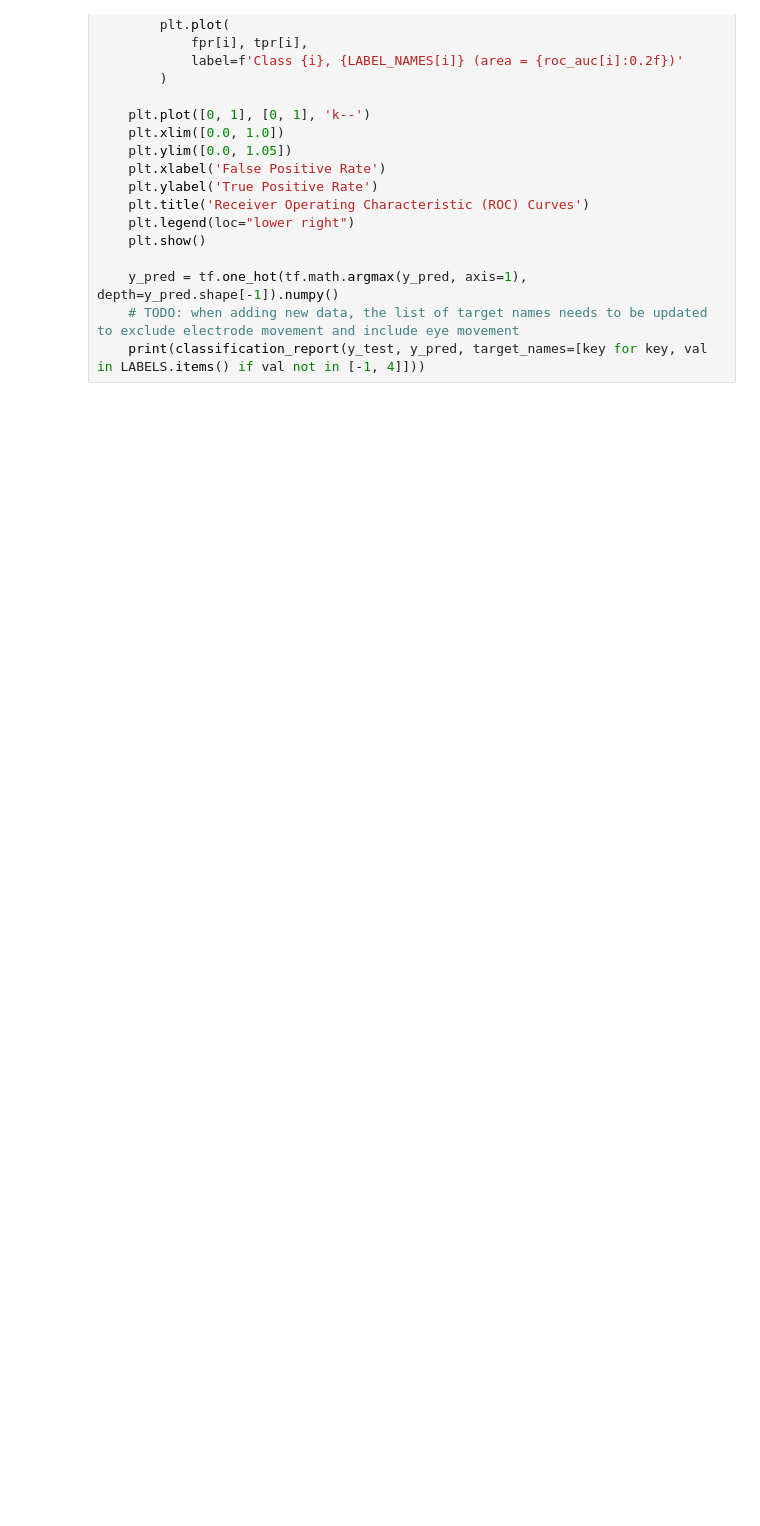
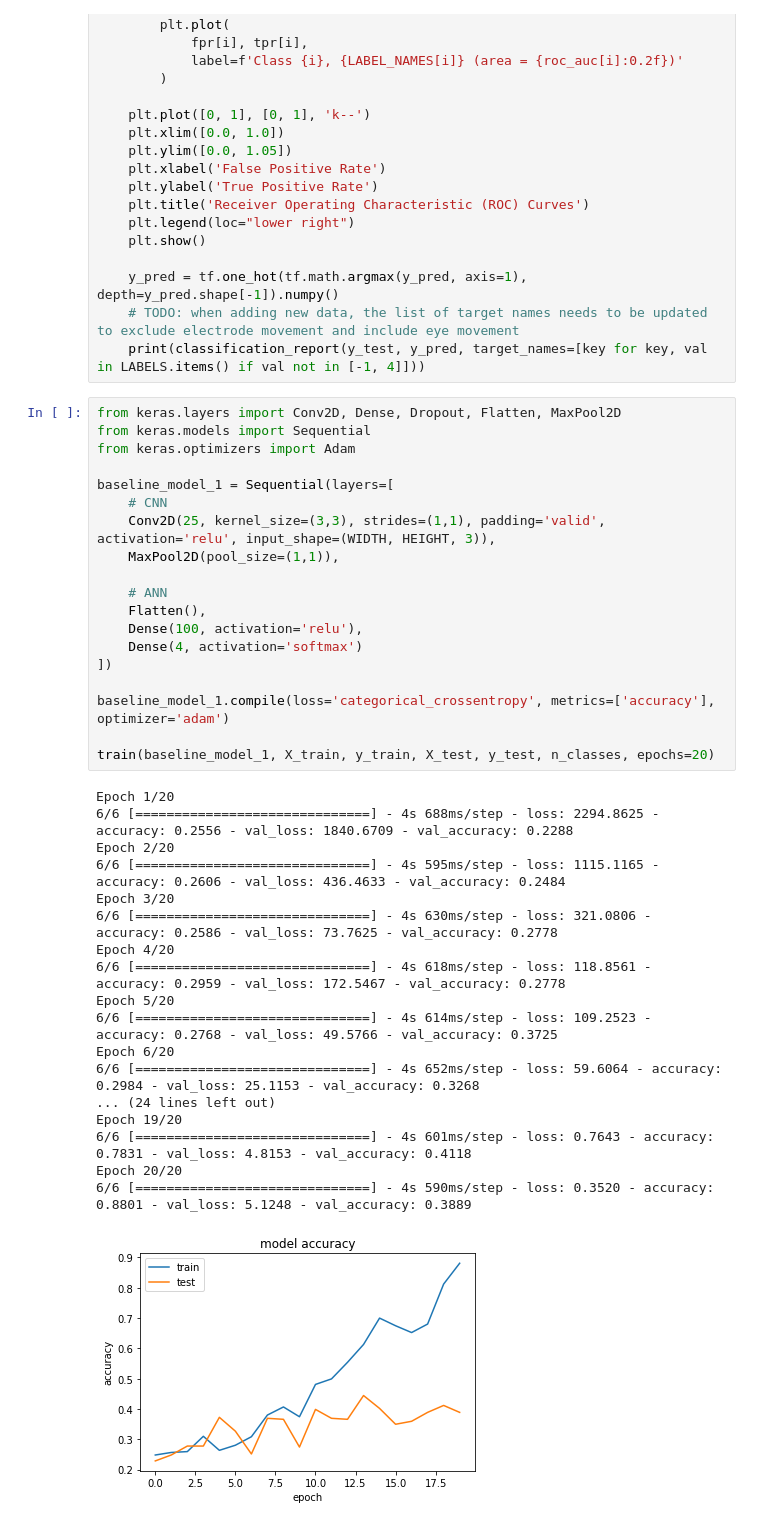
Before and after one commit to ChrisDryden/ECE496, a Jupyter notebook: capstone_project_EEG_detection.ipynb, the cells around one changed output. Drawn from its saved outputs; the diff is of its cells as text; blank space fills up the shorter version.

```diff
--- a/capstone_project_EEG_detection.ipynb
+++ b/capstone_project_EEG_detection.ipynb
@@ -952,3 +952,41 @@ def train(model, X_train, y_train, X_test, y_test, n_classes, batch_size=128, ep
     y_pred = tf.one_hot(tf.math.argmax(y_pred, axis=1), depth=y_pred.shape[-1]).numpy()
     # TODO: when adding new data, the list of target names needs to be updated to exclude electrode movement and include eye movement
     print(classification_report(y_test, y_pred, target_names=[key for key, val in LABELS.items() if val not in [-1, 4]]))
+# %%
+from keras.layers import Conv2D, Dense, Dropout, Flatten, MaxPool2D
+from keras.models import Sequential
+from keras.optimizers import Adam
+
+baseline_model_1 = Sequential(layers=[
+    # CNN
+    Conv2D(25, kernel_size=(3,3), strides=(1,1), padding='valid', activation='relu', input_shape=(WIDTH, HEIGHT, 3)),
+    MaxPool2D(pool_size=(1,1)),
+
+    # ANN
+    Flatten(),
+    Dense(100, activation='relu'),
+    Dense(4, activation='softmax')
+])
+
+baseline_model_1.compile(loss='categorical_crossentropy', metrics=['accuracy'], optimizer='adam')
+
+train(baseline_model_1, X_train, y_train, X_test, y_test, n_classes, epochs=20)
+# %% [output]
+Epoch 1/20
+6/6 [==============================] - 4s 688ms/step - loss: 2294.8625 - accuracy: 0.2556 - val_loss: 1840.6709 - val_accuracy: 0.2288
+Epoch 2/20
+6/6 [==============================] - 4s 595ms/step - loss: 1115.1165 - accuracy: 0.2606 - val_loss: 436.4633 - val_accuracy: 0.2484
+Epoch 3/20
+6/6 [==============================] - 4s 630ms/step - loss: 321.0806 - accuracy: 0.2586 - val_loss: 73.7625 - val_accuracy: 0.2778
+Epoch 4/20
+6/6 [==============================] - 4s 618ms/step - loss: 118.8561 - accuracy: 0.2959 - val_loss: 172.5467 - val_accuracy: 0.2778
+Epoch 5/20
+6/6 [==============================] - 4s 614ms/step - loss: 109.2523 - accuracy: 0.2768 - val_loss: 49.5766 - val_accuracy: 0.3725
+Epoch 6/20
+6/6 [==============================] - 4s 652ms/step - loss: 59.6064 - accuracy: 0.2984 - val_loss: 25.1153 - val_accuracy: 0.3268
+... (24 lines left out)
+Epoch 19/20
+6/6 [==============================] - 4s 601ms/step - loss: 0.7643 - accuracy: 0.7831 - val_loss: 4.8153 - val_accuracy: 0.4118
+Epoch 20/20
+6/6 [==============================] - 4s 590ms/step - loss: 0.3520 - accuracy: 0.8801 - val_loss: 5.1248 - val_accuracy: 0.3889
+[figure, added]
```
Also changed, not shown: parts of 2 cells of this notebook.
